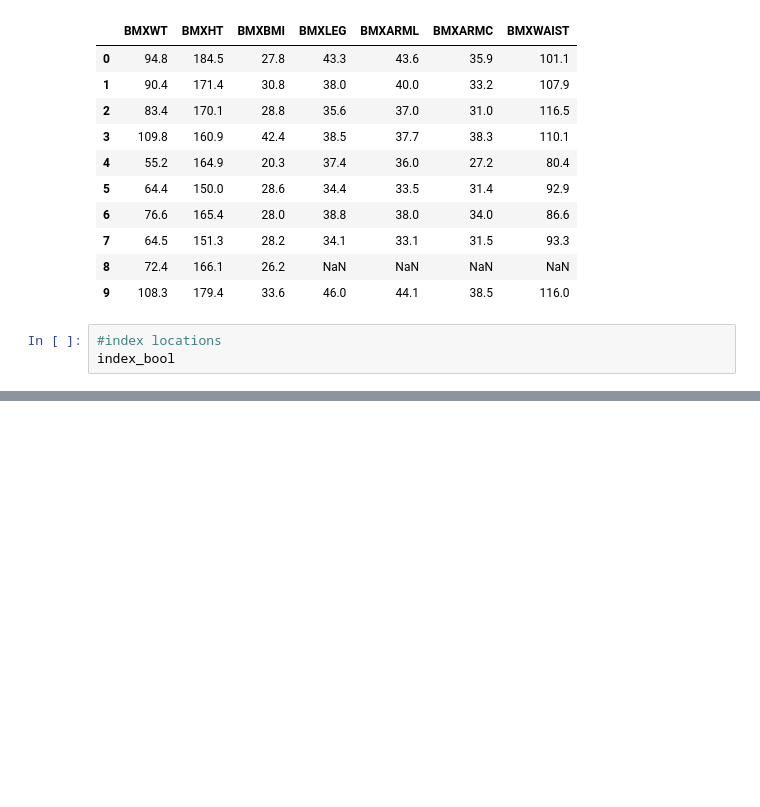
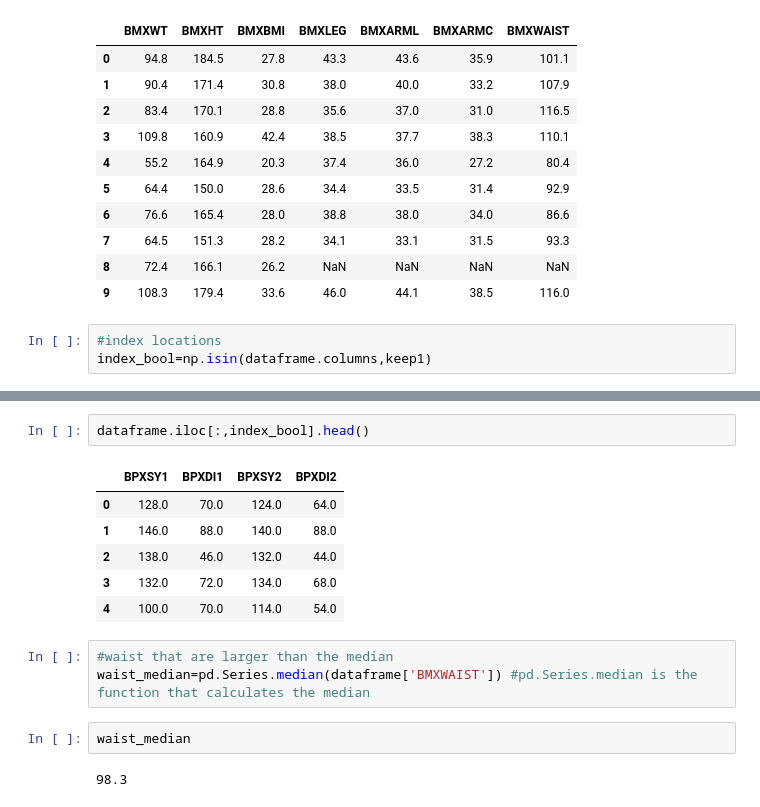
Before and after one commit to dabarbosa10/MichStat, a Jupyter notebook: week3/MultivariableData.ipynb, the cells around one changed output, grey strips where cells are left out. Saved outputs shown, nothing was run; the diff lists cells and outputs as text; blank space fills up the shorter version.

```diff
--- a/week3/MultivariableData.ipynb
+++ b/week3/MultivariableData.ipynb
@@ -76,4 +76,4 @@ dataframe.loc[:,keep].head(10)
 | 9 | 108.3 | 179.4 | 33.6 | 46.0 | 44.1 | 38.5 | 116.0 |
 # %%
 #index locations
-index_bool
+index_bool=np.isin(dataframe.columns,keep1)
@@ -79,0 +87,16 @@ index_bool
+# %%
+dataframe.iloc[:,index_bool].head()
+# %% [output]
+|  | BPXSY1 | BPXDI1 | BPXSY2 | BPXDI2 |
+| 0 | 128.0 | 70.0 | 124.0 | 64.0 |
+| 1 | 146.0 | 88.0 | 140.0 | 88.0 |
+| 2 | 138.0 | 46.0 | 132.0 | 44.0 |
+| 3 | 132.0 | 72.0 | 134.0 | 68.0 |
+| 4 | 100.0 | 70.0 | 114.0 | 54.0 |
+# %%
+#waist that are larger than the median
+waist_median=pd.Series.median(dataframe['BMXWAIST']) #pd.Series.median is the function that calculates the median
+# %%
+waist_median
+# %% [output]
+98.3
```
Also changed, not shown: parts of 4 cells of this notebook.
